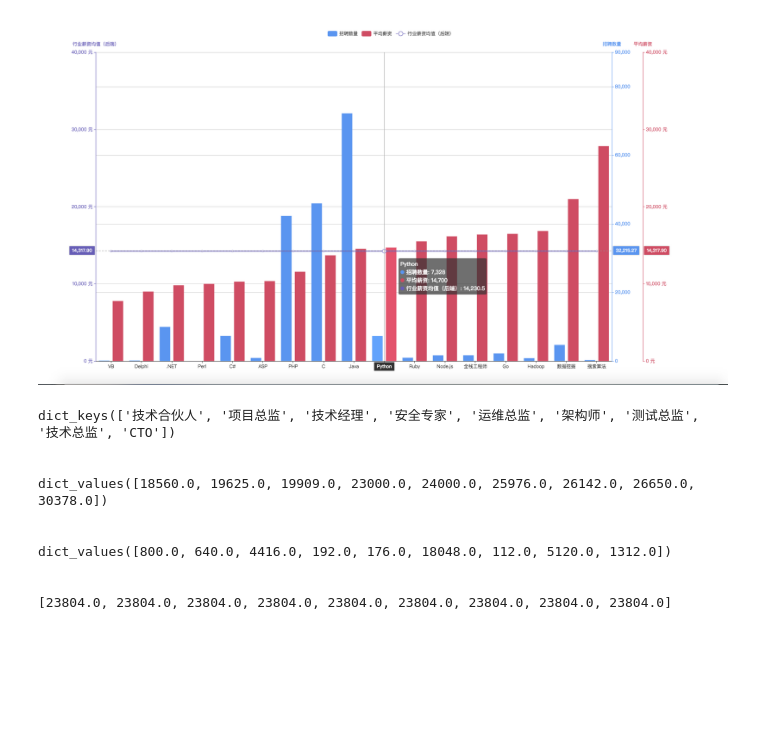
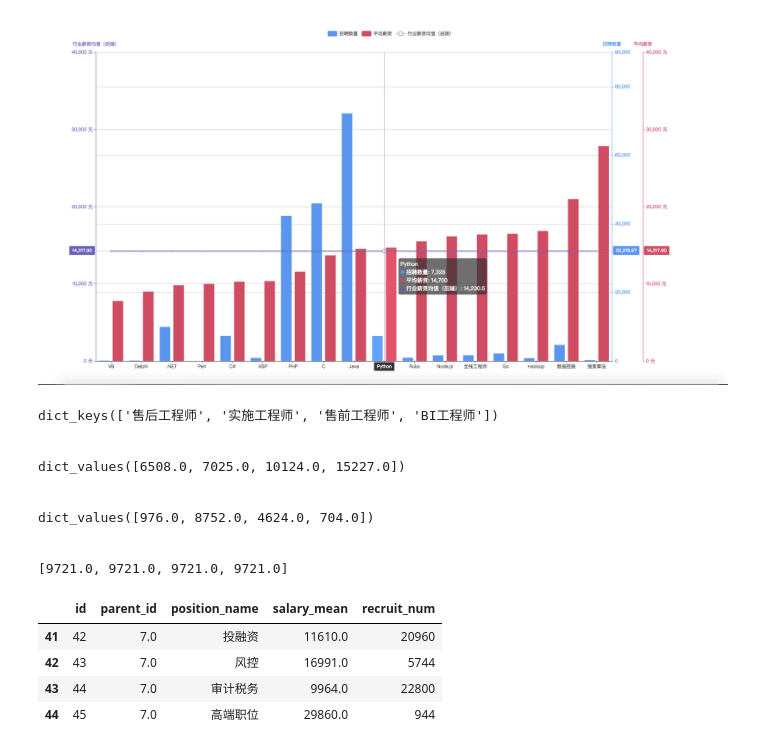
Before and after one commit to Minokun/someCode, a Jupyter notebook: it行业招聘数和薪资情况.ipynb, the cells around one changed output. Cells and saved outputs as stored; diff of their text form; code cells hidden in the pictures; blank space fills up the shorter version.

```diff
--- a/it行业招聘数和薪资情况.ipynb
+++ b/it行业招聘数和薪资情况.ipynb
@@ -467,7 +491,7 @@ print(list_num[pt_index-1])
 ![%E5%90%8E%E7%AB%AF%E8%81%8C%E4%BD%8D%E4%B8%89%E5%9B%BE.png](attachment:%E5%90%8E%E7%AB%AF%E8%81%8C%E4%BD%8D%E4%B8%89%E5%9B%BE.png)
 # %%
 import numpy as np
-index_mult = 14
+index_mult = 17
 # 职位名称
 print(list_salary[index_mult].keys())
 print('\r\n')
@@ -480,13 +504,21 @@ print('\r\n')
 # 行业平均值
 print([round(np.mean(list(list_salary[index_mult].values())), 0) for i in range(len(list_salary[index_mult].values()))])
 # %% [output]
-dict_keys(['技术合伙人', '项目总监', '技术经理', '安全专家', '运维总监', '架构师', '测试总监', '技术总监', 'CTO'])
+dict_keys(['售后工程师', '实施工程师', '售前工程师', 'BI工程师'])
 
 
-dict_values([18560.0, 19625.0, 19909.0, 23000.0, 24000.0, 25976.0, 26142.0, 26650.0, 30378.0])
+dict_values([6508.0, 7025.0, 10124.0, 15227.0])
 
 
-dict_values([800.0, 640.0, 4416.0, 192.0, 176.0, 18048.0, 112.0, 5120.0, 1312.0])
+dict_values([976.0, 8752.0, 4624.0, 704.0])
 
 
-[23804.0, 23804.0, 23804.0, 23804.0, 23804.0, 23804.0, 23804.0, 23804.0, 23804.0]
+[9721.0, 9721.0, 9721.0, 9721.0]
+# %%
+salary_num_res_df[salary_num_res_df.parent_id == 7]
+# %% [output]
+|  | id | parent_id | position_name | salary_mean | recruit_num |
+| 41 | 42 | 7.0 | 投融资 | 11610.0 | 20960 |
+| 42 | 43 | 7.0 | 风控 | 16991.0 | 5744 |
+| 43 | 44 | 7.0 | 审计税务 | 9964.0 | 22800 |
+| 44 | 45 | 7.0 | 高端职位 | 29860.0 | 944 |
```
Also changed, not shown: parts of 5 cells of this notebook.
